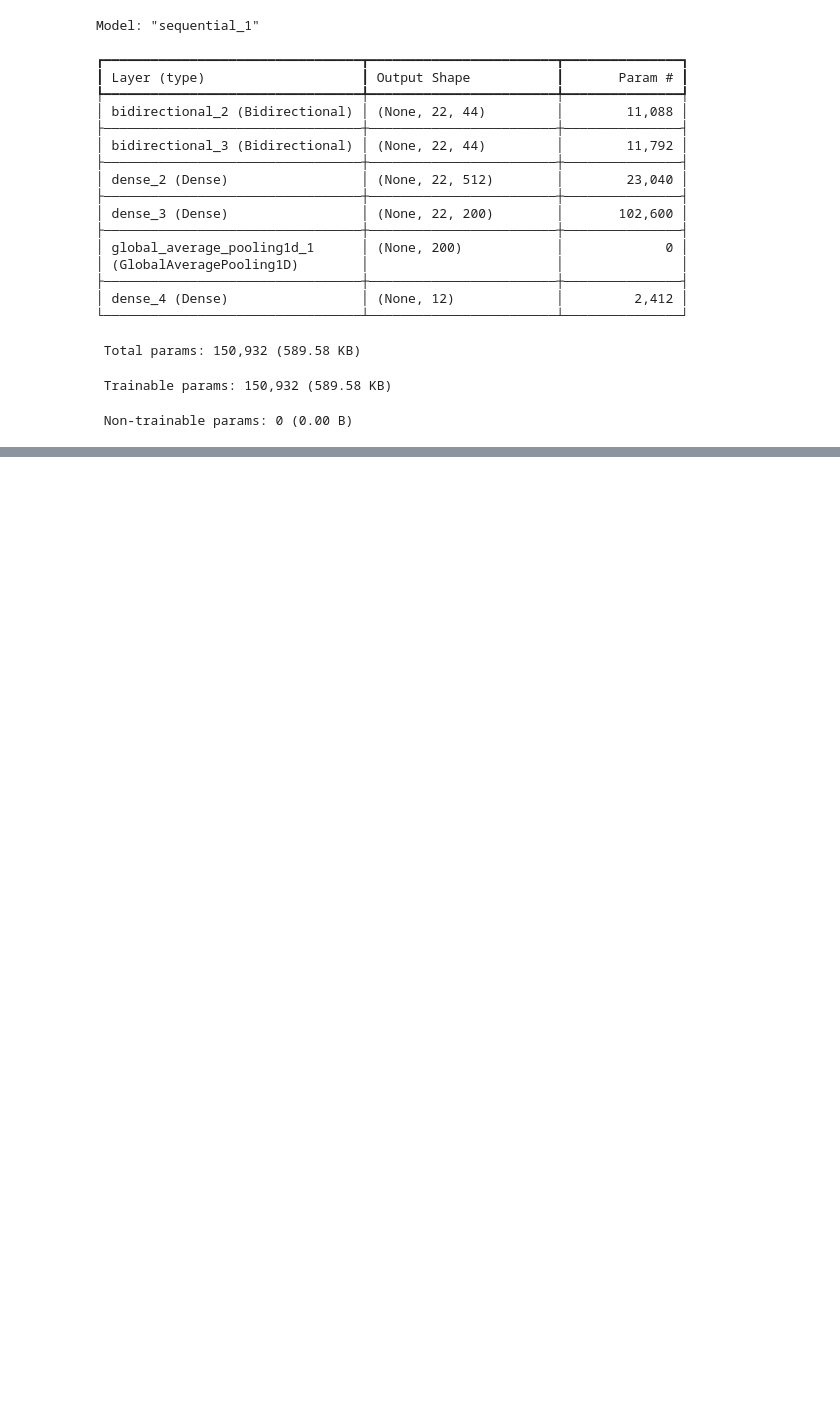
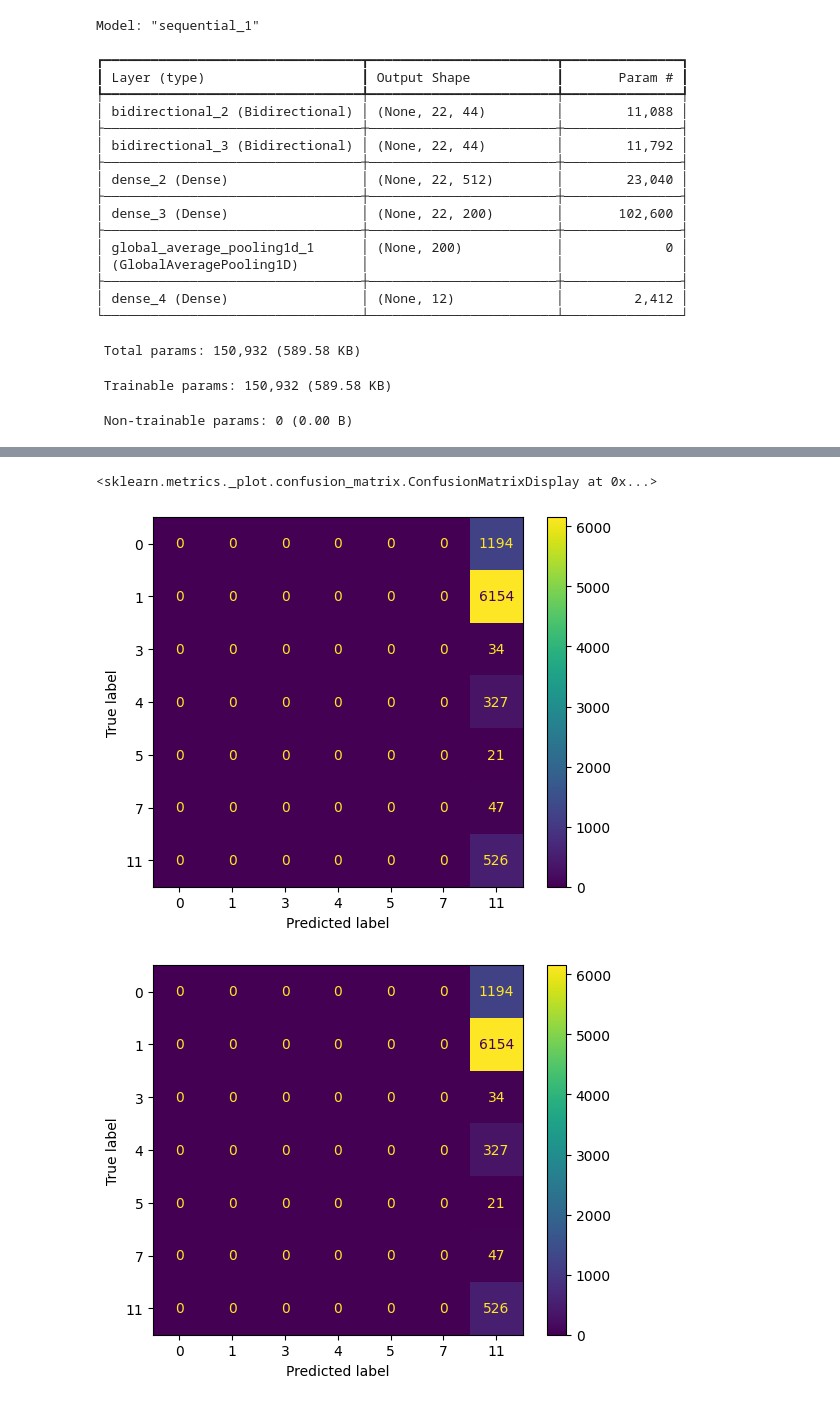
Before and after one commit to gale1432/first_tests, a Jupyter notebook: bi_lstm.ipynb, the cells around one changed output, grey strips where cells are left out. Cells and saved outputs as stored; diff of their text form; code cells hidden in the pictures; blank space fills up the shorter version.

Commit message:
Added metrics

```diff
--- a/bi_lstm.ipynb
+++ b/bi_lstm.ipynb
@@ -189,0 +179,7 @@ report = model.evaluate(dev_x_tensor, dev_y)
+# %%
+disp = ConfusionMatrixDisplay.from_predictions(dev_y, cnn_pred.argmax(axis=1))
+disp.plot()
+# %% [output]
+<sklearn.metrics._plot.confusion_matrix.ConfusionMatrixDisplay at 0x...>
+[figure, added]
+[figure, added]
```
Also changed, not shown: parts of 9 cells of this notebook.
